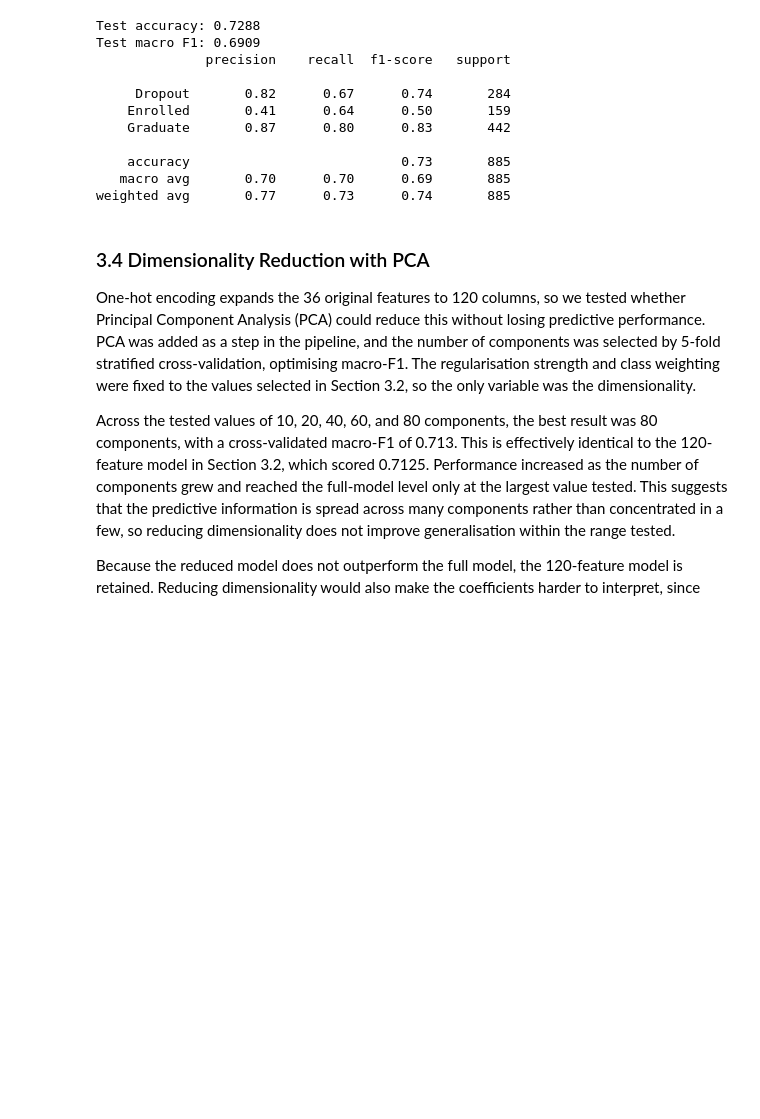
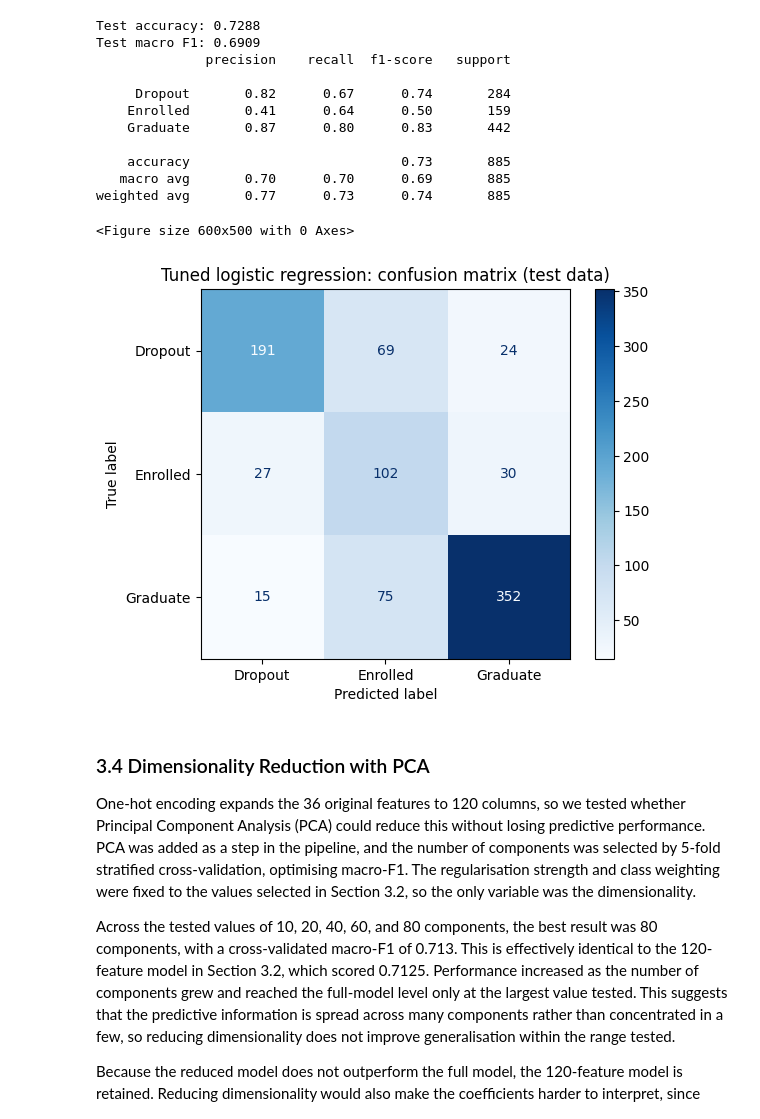
Before and after one commit to Ayesh2002/ml-student-dropout, a Jupyter notebook: 01_logistic_regression.ipynb, the cells around one changed output. Drawn from its saved outputs; the diff is of its cells as text; code cells hidden in the pictures; blank space fills up the shorter version.

Commit message:
Add confusion matrix for final tuned model on test set (section 3.3)

```diff
--- a/01_logistic_regression.ipynb
+++ b/01_logistic_regression.ipynb
@@ -292,6 +292,20 @@ Test macro F1: 0.6909
     accuracy                           0.73       885
    macro avg       0.70      0.70      0.69       885
 weighted avg       0.77      0.73      0.74       885
+# %%
+import matplotlib.pyplot as plt
+from sklearn.metrics import ConfusionMatrixDisplay
+
+plt.figure(figsize=(6,5))
+ConfusionMatrixDisplay.from_estimator(
+    best_model, X_test, y_test,
+    display_labels=best_model.classes_, cmap="Blues"
+)
+plt.title("Tuned logistic regression: confusion matrix (test data)")
+plt.show()
+# %% [output]
+<Figure size 600x500 with 0 Axes>
+[figure, added]
 # %% [markdown]
 ### 3.4 Dimensionality Reduction with PCA
 
```
Also changed, not shown: parts of 1 cell of this notebook.
